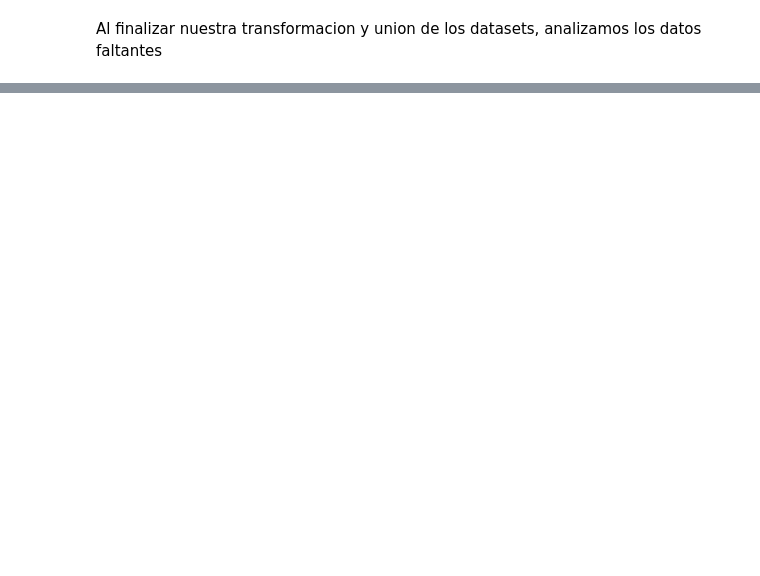
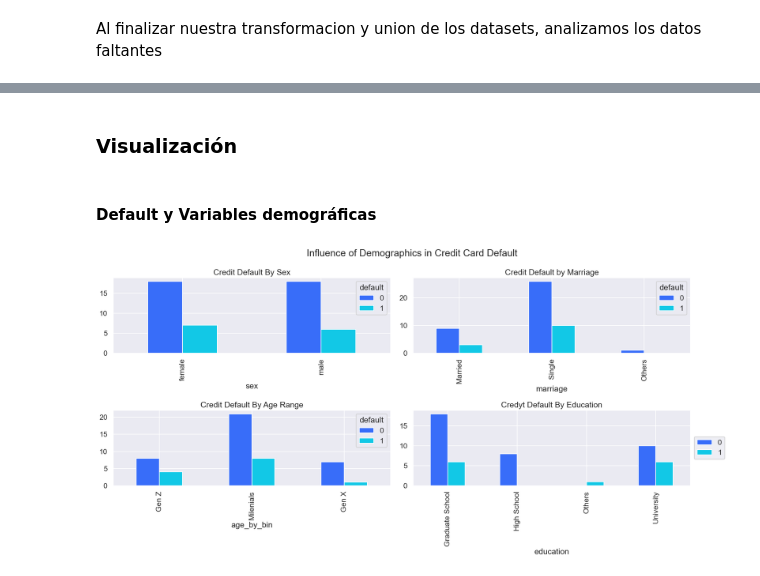
Before and after one commit to AdolfoVillalobos/ta-data-analysis-challenge, a Jupyter notebook: report.ipynb, the cells around one changed output, grey strips where cells are left out. Drawn from its saved outputs; the diff is of its cells as text; code cells hidden in the pictures; blank space fills up the shorter version.

```diff
--- a/report.ipynb
+++ b/report.ipynb
@@ -937,0 +1075,2 @@ ID: 3. Prediction: 0
+# %%
+df = load_data(df=df_transform, filename="data/2_intermediate/etl_output.csv")
@@ -937,0 +1079,13 @@ ID: 3. Prediction: 0
+# %%
+def etl():
+    """Implementa el proceso de ETL completo"""
+    dataframes = extract()
+    transformed = transform(*dataframes)
+    df = load_data(df=transformed, filename="data/2_intermediate/etl_output.csv")
+
+    return df
+# %%
+"""Llamamos al método ETL"""
+df = etl()
+
+df.head()
@@ -937,0 +1164,7 @@ ID: 3. Prediction: 0
+# %%
+bill_cols = [c for c in df.columns if "bill_amt" in c]
+pay_cols = [c for c in df.columns if "pay_amt" in c]
+df["expected_bill_amount"] = df[bill_cols].sum(axis=1)
+df["expected_pay_amount"] = df[pay_cols].sum(axis=1)
+
+df.describe()
@@ -937,0 +1213,25 @@ ID: 3. Prediction: 0
+# %% [markdown]
+### Visualización
+# %% [markdown]
+#### Default y Variables demográficas
+# %%
+
+fig, axes = plt.subplots(2, 2, figsize=(20, 10))
+fig.suptitle('Influence of Demographics in Credit Card Default')
+
+pd.crosstab(df.sex, df.default).plot.bar(ax=axes[0,0])
+axes[0,0].set_title("Credit Default By Sex")
+
+pd.crosstab(df.marriage, df.default).plot.bar(ax=axes[0,1])
+axes[0,1].set_title("Credit Default by Marriage")
+
+pd.crosstab(df.age_by_bin, df.default).plot.bar(ax=axes[1,0])
+axes[1,0].set_title("Credit Default By Age Range")
+
+pd.crosstab(df.education, df.default).plot.bar(ax=axes[1,1])
+axes[1,1].set_title("Credyt Default By Education")
+
+
+fig.tight_layout()
+# %% [output]
+[figure, added]
```
Also changed, not shown: parts of 162 cells of this notebook, 6 other files.
